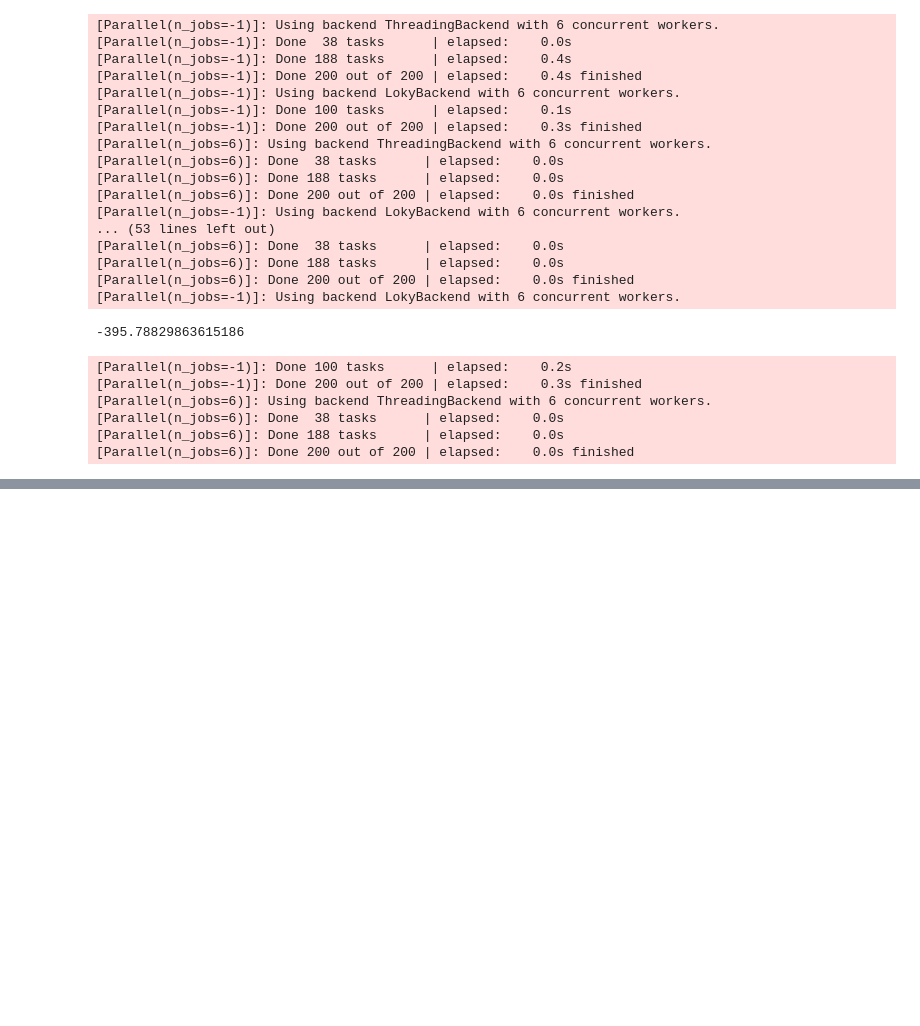
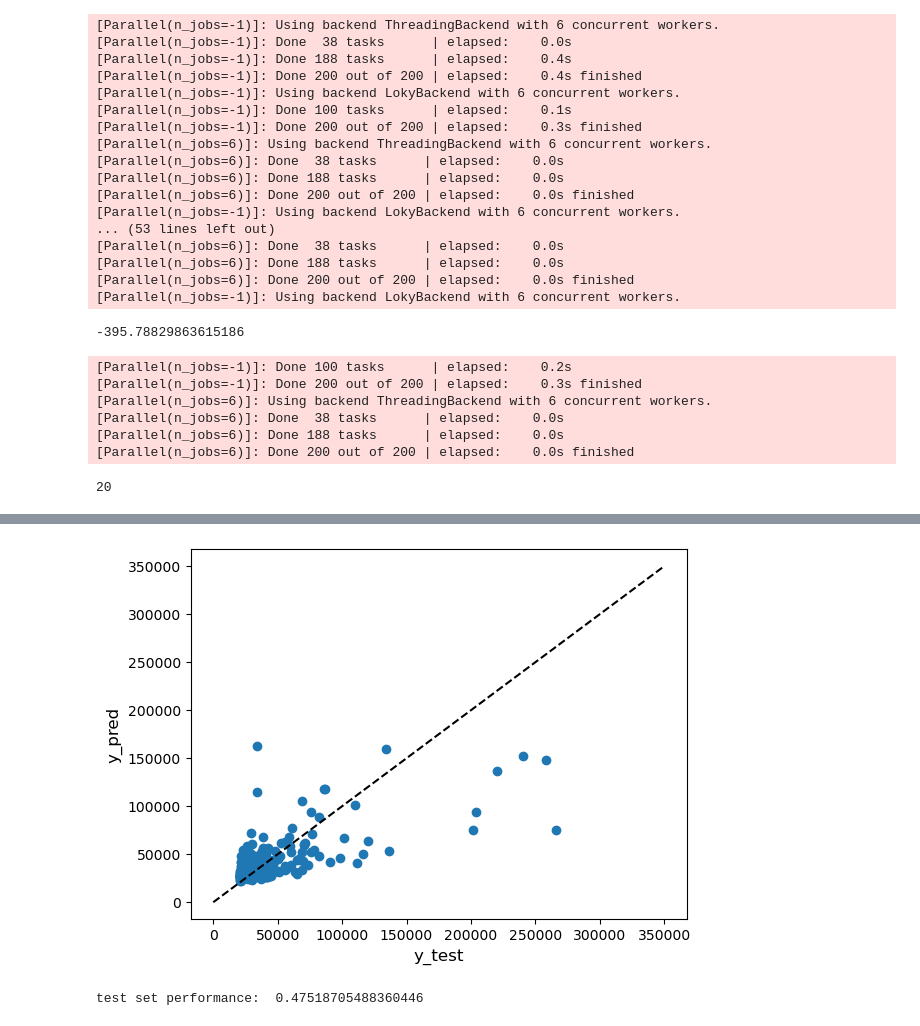
Before and after one commit to EmaDulj/Data-Engineering-II-Project, a Jupyter notebook: visualization.ipynb, the cells around one changed output, grey strips where cells are left out. Cells and saved outputs as stored; diff of their text form; code cells hidden in the pictures; blank space fills up the shorter version.

```diff
--- a/visualization.ipynb
+++ b/visualization.ipynb
@@ -349,3 +349,49 @@ print(scores.mean())
 [Parallel(n_jobs=6)]: Done  38 tasks      | elapsed:    0.0s
 [Parallel(n_jobs=6)]: Done 188 tasks      | elapsed:    0.0s
 [Parallel(n_jobs=6)]: Done 200 out of 200 | elapsed:    0.0s finished
+# %%
+from sklearn.feature_selection import VarianceThreshold
+from joblib import dump, load
+from numpy import loadtxt
+import numpy as np
+from sklearn.preprocessing import StandardScaler
+from sklearn.model_selection import train_test_split
+import pandas as pd
+from sklearn.metrics import r2_score
+from sklearn.ensemble import RandomForestRegressor
+import matplotlib.pyplot as plt
+
+dataset = pd.read_csv('fullset_with_more_fields.csv')
+for column in dataset.columns:
+    dataset = dataset.drop(dataset[dataset[str(column)] == 'ERROR'].index)
+dataset['author_type'] = dataset.author_type.apply(lambda x: 1 if x=='User' else 0)
+
+X = dataset.drop(['stars'] , axis =1)
+y = dataset.stars
+
+sel = VarianceThreshold(threshold=(.8 * (1 - .8)))
+X = sel.fit_transform(X)
+
+s = StandardScaler()
+X = s.fit_transform(X)
+print(len(X[0]))
+
+X_train, X_test, y_train, y_test = train_test_split(X, y, test_size=0.30,random_state=42)
+clf = RandomForestRegressor(n_jobs=-1, n_estimators=200, verbose=1,random_state=42)
+clf.fit(X_train, y_train)
+
+
+
+test_score = r2_score(y_test, clf.predict(X_test))
+plt.scatter(y_test, clf.predict(X_test))
+plt.xlabel('y_test', fontsize=12)
+plt.ylabel('y_pred', fontsize=12)
+xlim = [0, 350000]
+ylim = [0, 350000]
+plt.plot(xlim, ylim, '--k')
+plt.savefig('gradientBoost.png')
+plt.show()
+
+print("test set performance: ", test_score)
+# %% [output]
+20
@@ -351,0 +410,2 @@ print(scores.mean())
+[figure, added]
+test set performance:  0.47518705488360446
```
Also changed, not shown: parts of 1 cell of this notebook, 4 other files.
